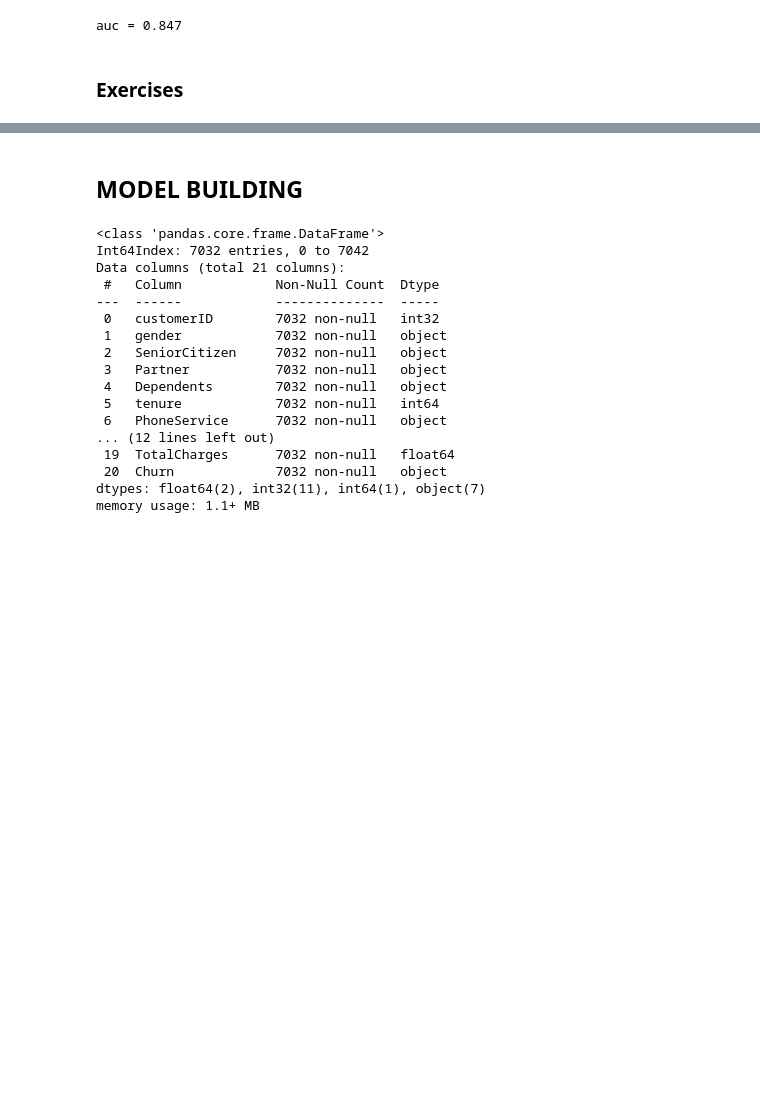
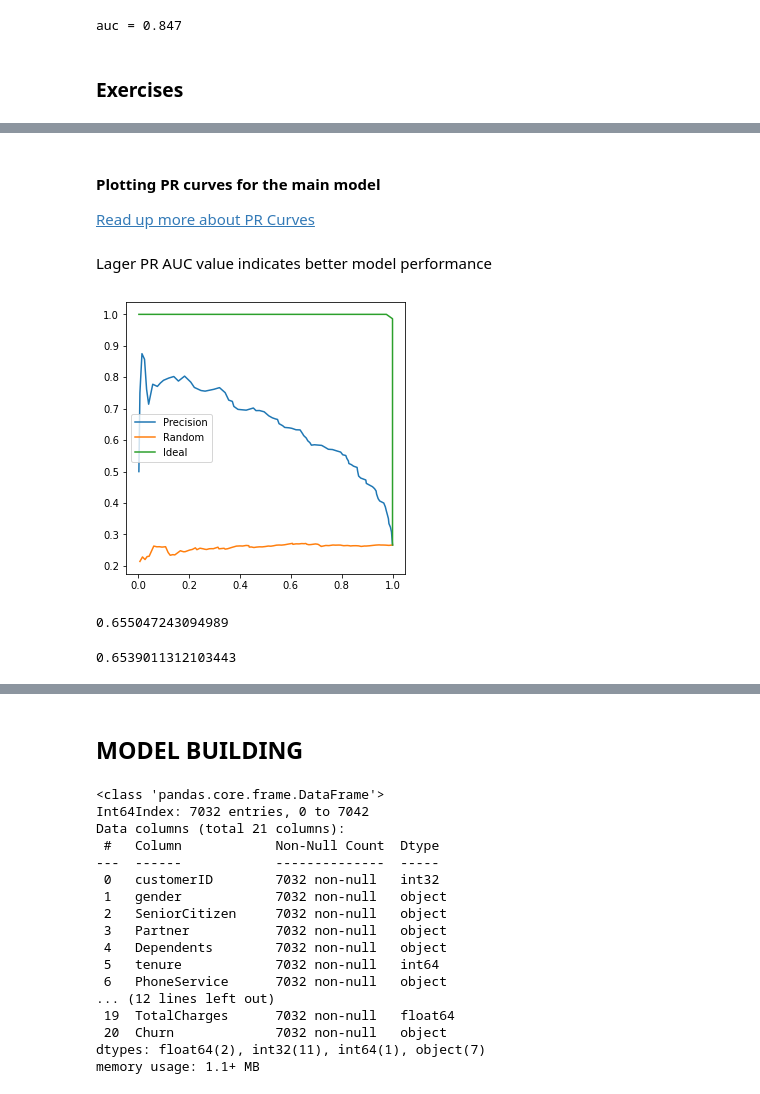
Before and after one commit to AnyigorTobias/Telecom-Customer-Churn-Project, a Jupyter notebook: churn.ipynb, the cells around one changed output, grey strips where cells are left out. Cells and saved outputs as stored; diff of their text form; code cells hidden in the pictures; blank space fills up the shorter version.

```diff
--- a/churn.ipynb
+++ b/churn.ipynb
@@ -1189,0 +1215,5 @@ ValueError: operands could not be broadcast together with shapes (1407,) (562,)
+# %% [markdown]
+#### Plotting PR curves for the main model
+[Read up more about PR Curves](https://sinyi-chou.github.io/classification-pr-curve/?fireglass_rsn=true)
+# %% [markdown]
+Lager PR AUC value indicates better model performance
@@ -1189,0 +1222,25 @@ ValueError: operands could not be broadcast together with shapes (1407,) (562,)
+# %%
+df_rand_pr = P_and_R_dataframe(y_val, y_rand)
+# %%
+df_ideal_pr =  P_and_R_dataframe(y_ideal, y_pred_ideal)
+# %%
+plt.figure(figsize=(5, 5))
+plt.plot(df_pr.Recall, df_pr.Precision, label = 'Precision')
+plt.plot(df_rand_pr.Recall, df_rand_pr.Precision,  label='Random')
+plt.plot(df_ideal_pr.Recall, df_ideal_pr.Precision,  label='Ideal')
+plt.legend() ;
+# %% [output]
+[figure, added]
+# %%
+average_precision = average_precision_score(y_val, y_pred)
+print(average_precision)
+# %% [output]
+0.655047243094989
+# %%
+# Data to plot precision - recall curve
+precision, recall, thresholds = precision_recall_curve(y_val, y_pred)
+# Use AUC function to calculate the area under the curve of precision recall curve
+auc_precision_recall = auc(recall, precision)
+print(auc_precision_recall)
+# %% [output]
+0.6539011312103443
```
Also changed, not shown: parts of 26 cells of this notebook.
